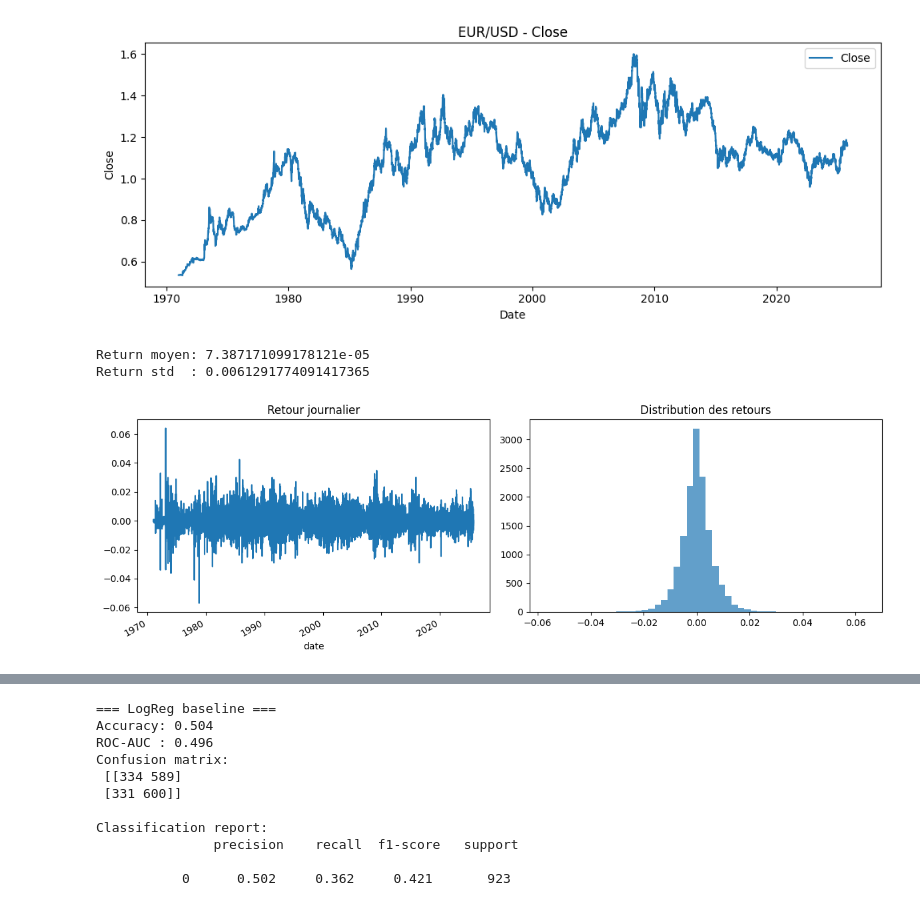
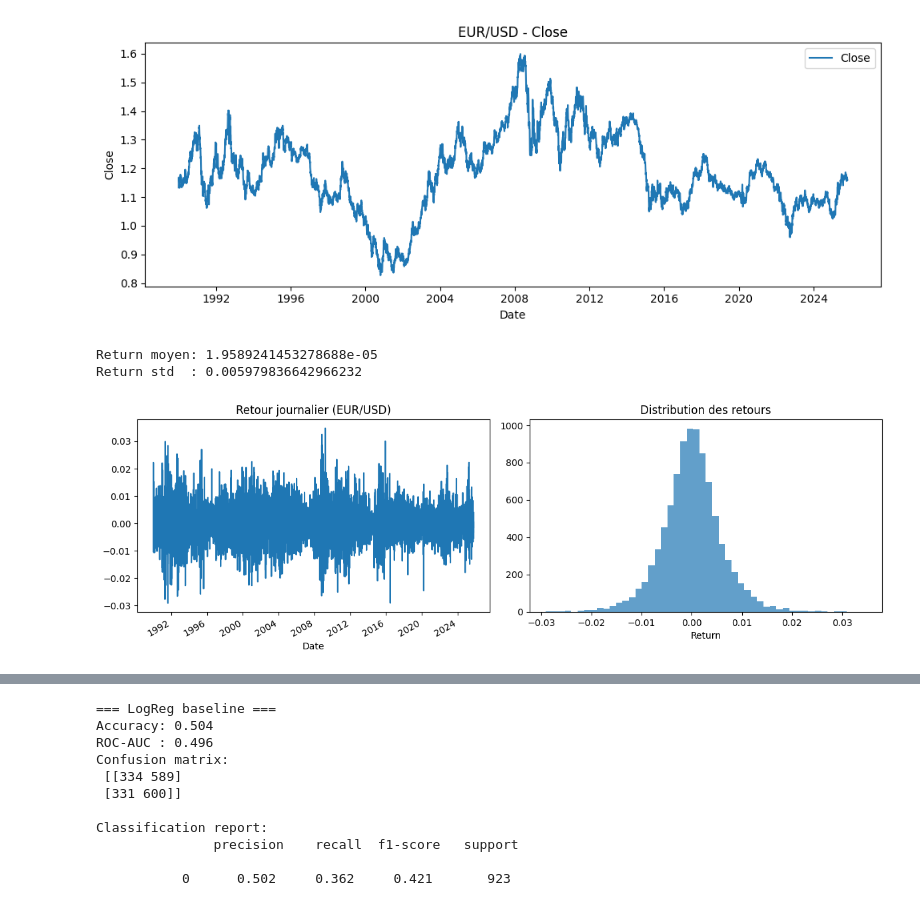
Before and after one commit to martou12/projet-ml-, a Jupyter notebook: notebooks/01_exploration_baseline.ipynb, the cells around one changed output, grey strips where cells are left out. Drawn from its saved outputs; the diff is of its cells as text; code cells hidden in the pictures.

```diff
--- a/notebooks/01_exploration_baseline.ipynb
+++ b/notebooks/01_exploration_baseline.ipynb
@@ -24,0 +9,9 @@ print(df.head())
+# %%
+from src.dataset import build_dataset
+from src.config import TARGET_COL, FEATURE_COLS
+
+df_feat = build_dataset(include_vix=True)
+
+print("Shape:", df_feat.shape)
+print("Période:", df_feat["date"].min().date(), "→", df_feat["date"].max().date())
+df_feat.head()
@@ -25,27 +28,31 @@ print(df.head())
 # %%
 plt.figure(figsize=(10, 4))
-plt.plot(df["date"], df["close"], label="Close")
+plt.plot(df_feat["date"], df_feat["close"], label="Close")
 plt.title("EUR/USD - Close")
 plt.xlabel("Date")
 plt.ylabel("Close")
 plt.legend()
 plt.tight_layout()
 plt.show()
 # %% [output]
-[figure, old version]
+[figure, new version]
 # %%
-df["ret"] = df["close"].pct_change()  #on crée une nouvelle colonne dans le dataframe qui calcul les rendements d'un jour au suivant avec pct_change()
-print("Return moyen:", df["ret"].mean())
-print("Return std  :", df["ret"].std())
+print("Return moyen:", df_feat["ret"].mean())
+print("Return std  :", df_feat["ret"].std())
 
 fig, axes = plt.subplots(1, 2, figsize=(12, 4))
-df.set_index("date")["ret"].plot(ax=axes[0], title="Retour journalier")
-axes[1].hist(df["ret"].dropna(), bins=50, alpha=0.7)
+
+df_feat.set_index("date")["ret"].plot(ax=axes[0], title="Retour journalier (EUR/USD)")
+axes[0].set_xlabel("Date")
+
+axes[1].hist(df_feat["ret"].dropna(), bins=50, alpha=0.7)
 axes[1].set_title("Distribution des retours")
+axes[1].set_xlabel("Return")
+
 plt.tight_layout()
 plt.show()
 # %% [output]
-Return moyen: 7.387171099178121e-05
-Return std  : 0.0061291774091417365
+Return moyen: 1.9589241453278688e-05
+Return std  : 0.005979836642966232
-[figure, old version]
+[figure, new version]
 # %%
```
Also changed, not shown: parts of 7 cells of this notebook, 11 other files.
